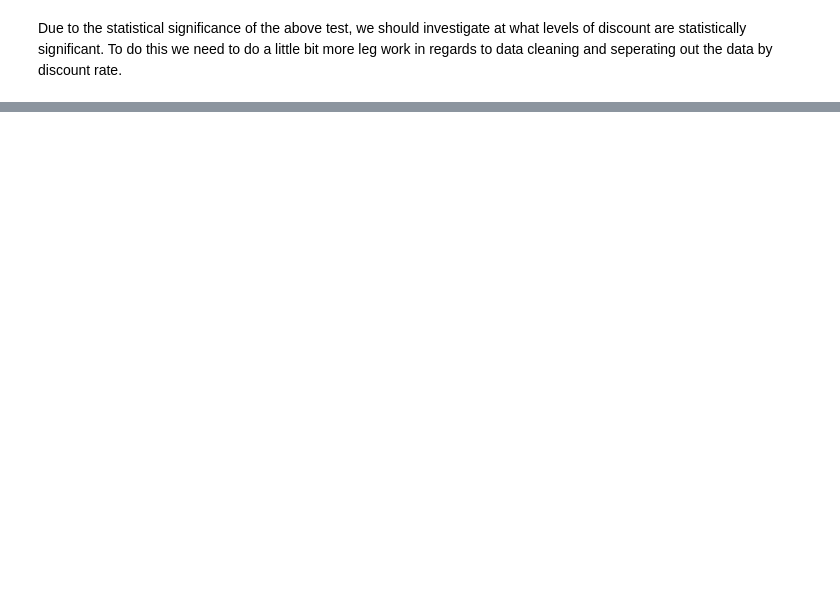
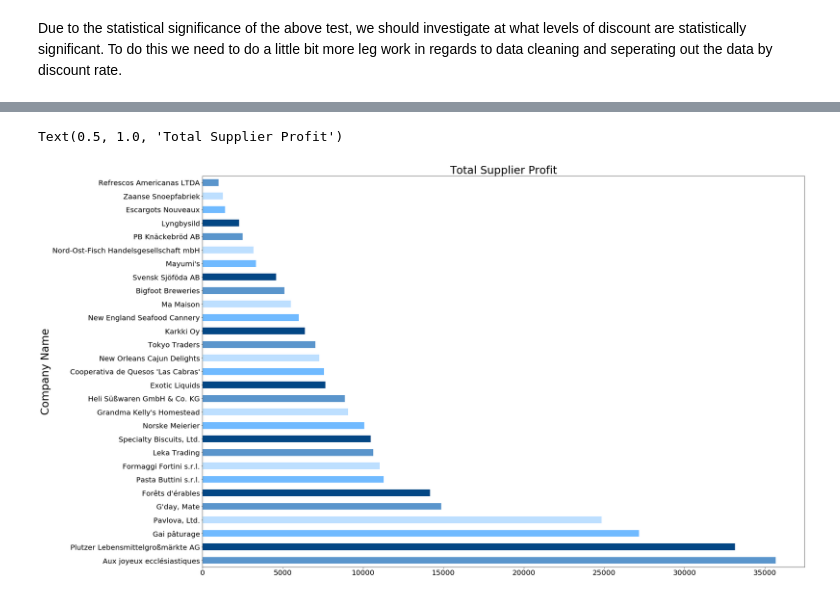
Before and after one commit to gabertooth/dsc-2-final-project-online-ds-pt-021119, a Jupyter notebook: Mod 2 Project Northwind Database Hypothesis Testing.ipynb, the cells around one changed output, grey strips where cells are left out. Cells and saved outputs as stored; diff of their text form; code cells hidden in the pictures; blank space fills up the shorter version.

```diff
--- a/Mod 2 Project Northwind Database Hypothesis Testing.ipynb
+++ b/Mod 2 Project Northwind Database Hypothesis Testing.ipynb
@@ -200,0 +289,8 @@ territories= pd.read_sql_query('SELECT * FROM Shipper', engine)
+# %%
+df_suppliers_revenue= pd.read_sql_query('''SELECT p.ProductName, SUM(od.Quantity) AS Quantity, s.CompanyName, (p.UnitPrice - od.UnitPrice) AS Profit
+                                           FROM Product as p
+                                           LEFT JOIN Supplier as s ON p.SupplierID=s.ID
+                                           LEFT JOIN OrderDetail as od ON p.ID = od.ProductID
+                                           GROUP BY ProductName
+                                           ORDER BY Profit DESC
+ ''', engine)
@@ -200,0 +328,2 @@ territories= pd.read_sql_query('SELECT * FROM Shipper', engine)
+# %%
+df_suppliers_revenue['TotalProfit']= df_suppliers_revenue['Profit']*df_suppliers_revenue['Quantity'] #Creating new column for Total Profit
@@ -200,0 +339,3 @@ territories= pd.read_sql_query('SELECT * FROM Shipper', engine)
+# %%
+df_suppliers_grouped=df_suppliers_revenue.groupby('CompanyName').sum().sort_values('TotalProfit', ascending=False)
+df_suppliers_grouped.head() #Grouping the companies products together and summing to get each companies profits
@@ -200,0 +350,8 @@ territories= pd.read_sql_query('SELECT * FROM Shipper', engine)
+# %%
+plt.figure(figsize=(30,20))
+df_suppliers_grouped['TotalProfit'].plot(kind='barh',fontsize=20, color=['#5A95CC','#034785','#70BAFF','#BDDFFF'])
+plt.ylabel('Company Name', fontsize=30)
+plt.title('Total Supplier Profit', fontsize=(30)) #Just a graph of the Total Profit for each company
+# %% [output]
+Text(0.5, 1.0, 'Total Supplier Profit')
+[figure, added]
```
Also changed, not shown: parts of 65 cells of this notebook, 1 other file.
